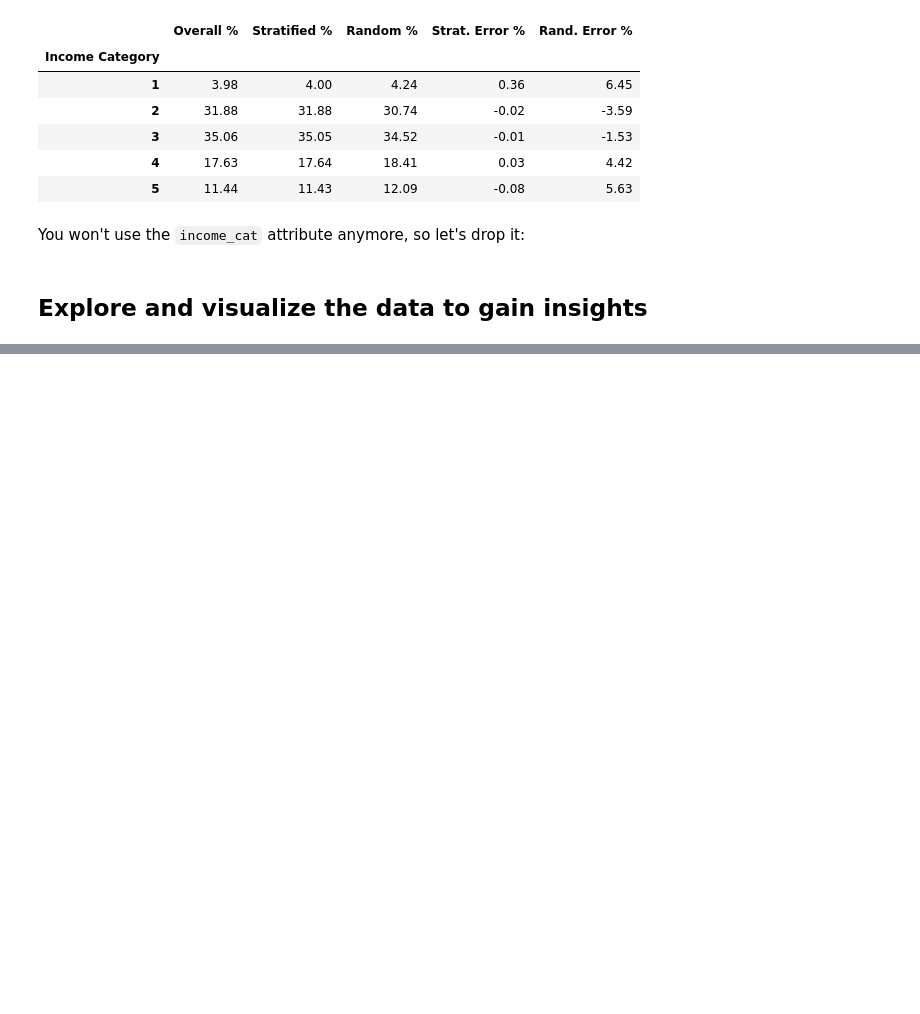
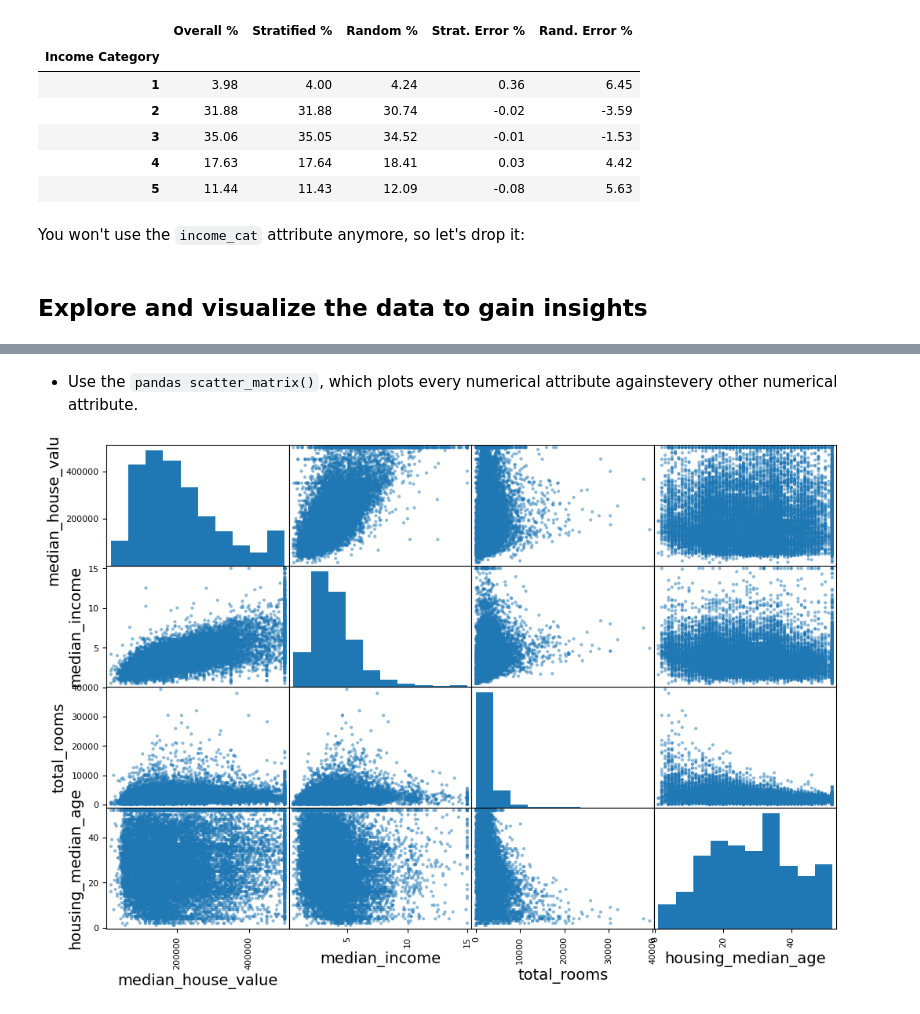
Before and after one commit to khanhnhan1512/End-to-end-machine-learning-project, a Jupyter notebook: main.ipynb, the cells around one changed output, grey strips where cells are left out. Drawn from its saved outputs; the diff is of its cells as text; code cells hidden in the pictures; blank space fills up the shorter version.

```diff
--- a/main.ipynb
+++ b/main.ipynb
@@ -213,0 +253,9 @@ for set_ in (strat_train_set, strat_test_set):
+# %% [markdown]
+- Use the `pandas scatter_matrix()`, which plots every numerical attribute againstevery other numerical attribute.
+# %%
+from pandas.plotting import scatter_matrix
+attributes = ["median_house_value", "median_income", "total_rooms", "housing_median_age"]
+scatter_matrix(housing[attributes], figsize=(12, 8))
+plt.show()
+# %% [output]
+[figure, added]
```
Also changed, not shown: parts of 14 cells of this notebook, 1 other file.
